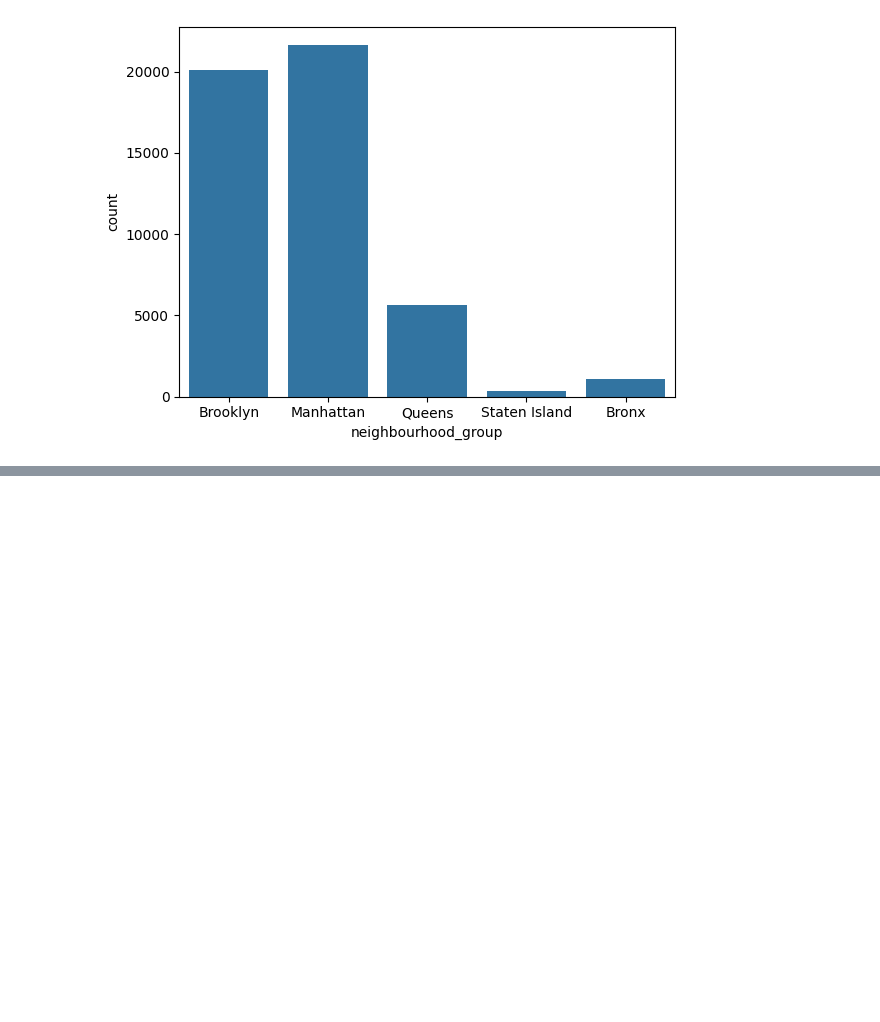
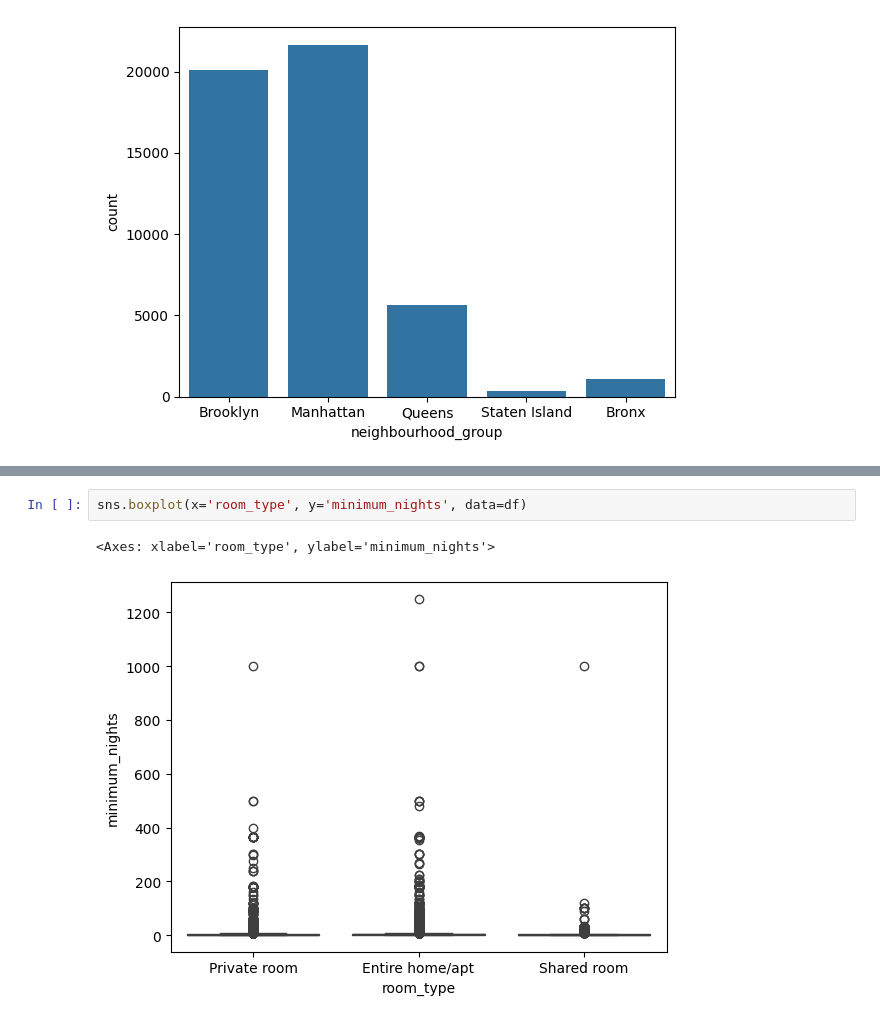
Before and after one commit to suprim-karki/ai-ml-portfolio, a Jupyter notebook: machine-learning/projects/nyc-airbnb-room-type-classification/nyc_airbnb.ipynb, the cells around one changed output, grey strips where cells are left out. Drawn from its saved outputs; the diff is of its cells as text; blank space fills up the shorter version.

```diff
--- a/machine-learning/projects/nyc-airbnb-room-type-classification/nyc_airbnb.ipynb
+++ b/machine-learning/projects/nyc-airbnb-room-type-classification/nyc_airbnb.ipynb
@@ -143,0 +151,5 @@ sns.countplot(x='neighbourhood_group', data=df)
+# %%
+sns.boxplot(x='room_type', y='minimum_nights', data=df)
+# %% [output]
+<Axes: xlabel='room_type', ylabel='minimum_nights'>
+[figure, added]
```
Also changed, not shown: parts of 2 cells of this notebook.
